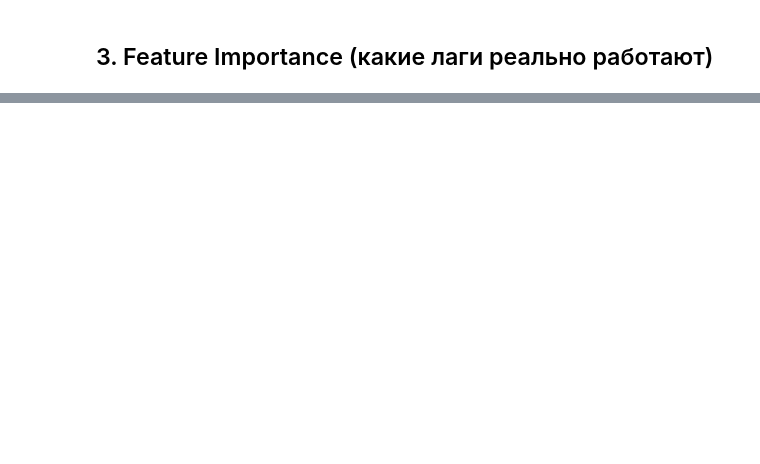
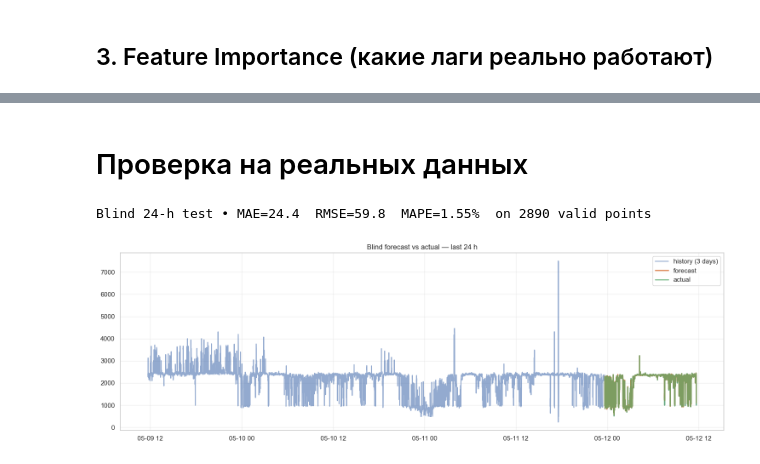
Before and after one commit to nikborovets/realtime_anomaly_analytics, a Jupyter notebook: 01_fetch_prometheus.ipynb, the cells around one changed output, grey strips where cells are left out. Drawn from its saved outputs; the diff is of its cells as text; code cells hidden in the pictures; blank space fills up the shorter version.

```diff
--- a/01_fetch_prometheus.ipynb
+++ b/01_fetch_prometheus.ipynb
@@ -835,0 +678,57 @@ plt.tight_layout(); plt.show()
+# %% [markdown]
+# Проверка на реальных данных
+# %%
+from sklearn.metrics import mean_absolute_error, mean_squared_error, mean_absolute_percentage_error
+
+# ─────────────────────────────────────────────────────────────
+# 1.  выбираем точку отсечки (24 h до конца ряда)
+# ─────────────────────────────────────────────────────────────
+step       = pd.Timedelta(seconds=15)
+H          = model.horizon                   # 5760
+cut_time   = df.index[-H-1]                  # last seen by model
+
+hist_need  = max(model.lags + model.roll_windows) + 10
+df_hist    = df.loc[:cut_time].tail(hist_need)
+
+# ─────────────────────────────────────────────────────────────
+# 2.  генерируем признаки и прогноз
+# ─────────────────────────────────────────────────────────────
+df_future  = model.prepare_future(df_hist, 'common_delay_p90')
+y_pred     = model.model.predict(df_future)
+
+pred_idx   = df_future.index            # ровно столько, сколько точек в y_pred
+pred_ser   = pd.Series(y_pred, index=pred_idx, name='pred')
+
+# ─────────────────────────────────────────────────────────────
+# 3.  реальные значения (align по pred_idx)
+# ─────────────────────────────────────────────────────────────
+y_true = df['common_delay_p90'].loc[pred_idx]   # факты под теми же метками
+
+# ─────────────────────────────────────────────────────────────
+# 4.  метрики
+# ─────────────────────────────────────────────────────────────
+mae  = mean_absolute_error(y_true, pred_ser)
+rmse = np.sqrt(mean_squared_error(y_true, pred_ser))
+mape = mean_absolute_percentage_error(y_true, pred_ser) * 100
+print(f"Blind 24-h test • MAE={mae:.1f}  RMSE={rmse:.1f}  MAPE={mape:.2f}%  "
+      f"on {len(y_true)} valid points")
+
+# ─────────────────────────────────────────────────────────────
+# 5.  график: 3 сут истории + пред / факт
+# ─────────────────────────────────────────────────────────────
+plt.figure(figsize=(15,5))
+
+hist_start = cut_time - pd.Timedelta(hours=72)
+plt.plot(df.loc[hist_start:cut_time].index,
+         df.loc[hist_start:cut_time, 'common_delay_p90'],
+         label='history (3 days)', alpha=.6)
+
+plt.plot(pred_ser.index, pred_ser, label='forecast', lw=2)
+plt.plot(y_true.index, y_true, label='actual', lw=2, alpha=.7)
+
+plt.legend(); plt.grid(alpha=.3)
+plt.title('Blind forecast vs actual — last 24 h')
+plt.tight_layout(); plt.show()
+# %% [output]
+Blind 24-h test • MAE=24.4  RMSE=59.8  MAPE=1.55%  on 2890 valid points
+[figure, added]
```
Also changed, not shown: parts of 16 cells of this notebook, 7 other files.
